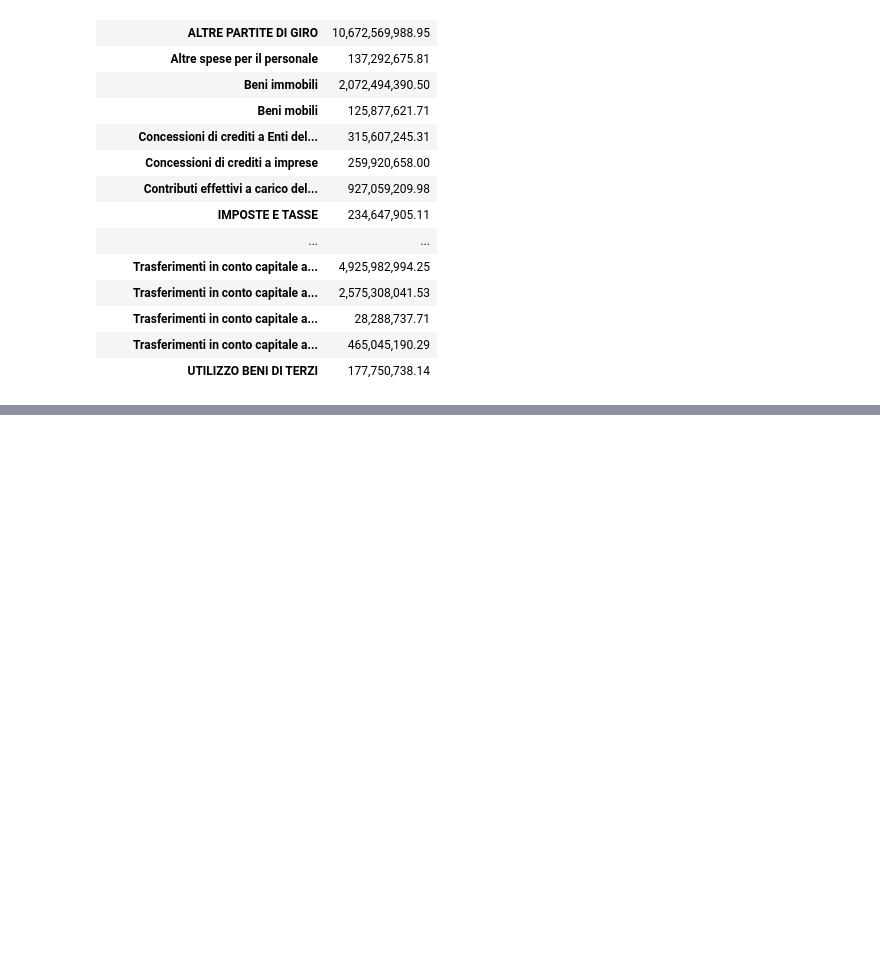
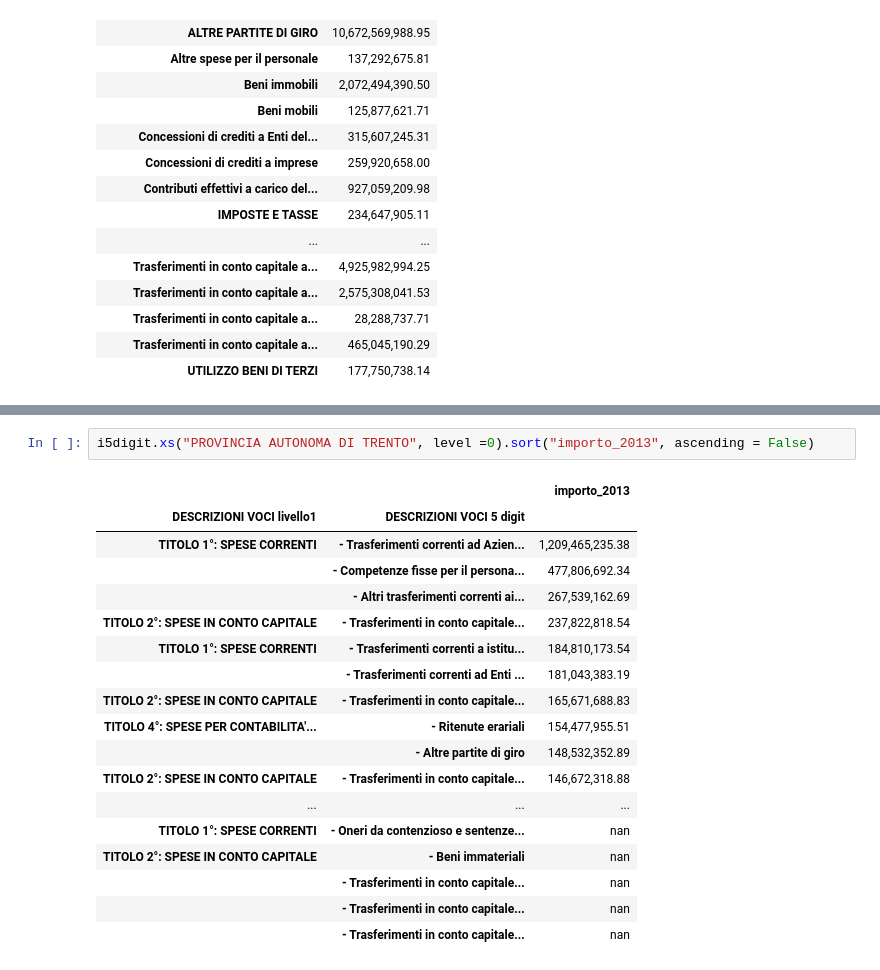
Before and after one commit to scarsellifi/normalizzazione-glossari-siope, a Jupyter notebook: glossari.ipynb, the cells around one changed output, grey strips where cells are left out. Drawn from its saved outputs; the diff is of its cells as text; blank space fills up the shorter version.

```diff
--- a/glossari.ipynb
+++ b/glossari.ipynb
@@ -242,0 +306,21 @@ regione_importo_ente_descrizione.groupby("DESCRIZIONI VOCI livello3").sum()[["im
+# %%
+i5digit.xs("PROVINCIA AUTONOMA DI TRENTO", level =0).sort("importo_2013", ascending = False)
+# %% [output]
+|  |  | importo_2013 |
+| DESCRIZIONI VOCI livello1 | DESCRIZIONI VOCI 5 digit |  |
+| TITOLO 1°: SPESE CORRENTI | - Trasferimenti correnti ad Azien... | 1,209,465,235.38 |
+|  | - Competenze fisse per il persona... | 477,806,692.34 |
+|  | - Altri trasferimenti correnti ai... | 267,539,162.69 |
+| TITOLO 2°: SPESE IN CONTO CAPITALE | - Trasferimenti in conto capitale... | 237,822,818.54 |
+| TITOLO 1°: SPESE CORRENTI | - Trasferimenti correnti a istitu... | 184,810,173.54 |
+|  | - Trasferimenti correnti ad Enti ... | 181,043,383.19 |
+| TITOLO 2°: SPESE IN CONTO CAPITALE | - Trasferimenti in conto capitale... | 165,671,688.83 |
+| TITOLO 4°: SPESE PER CONTABILITA'... | - Ritenute erariali | 154,477,955.51 |
+|  | - Altre partite di giro | 148,532,352.89 |
+| TITOLO 2°: SPESE IN CONTO CAPITALE | - Trasferimenti in conto capitale... | 146,672,318.88 |
+| ... | ... | ... |
+| TITOLO 1°: SPESE CORRENTI | - Oneri da contenzioso e sentenze... | nan |
+| TITOLO 2°: SPESE IN CONTO CAPITALE | - Beni immateriali | nan |
+|  | - Trasferimenti in conto capitale... | nan |
+|  | - Trasferimenti in conto capitale... | nan |
+|  | - Trasferimenti in conto capitale... | nan |
```
Also changed, not shown: parts of 18 cells of this notebook, 3 other files.
